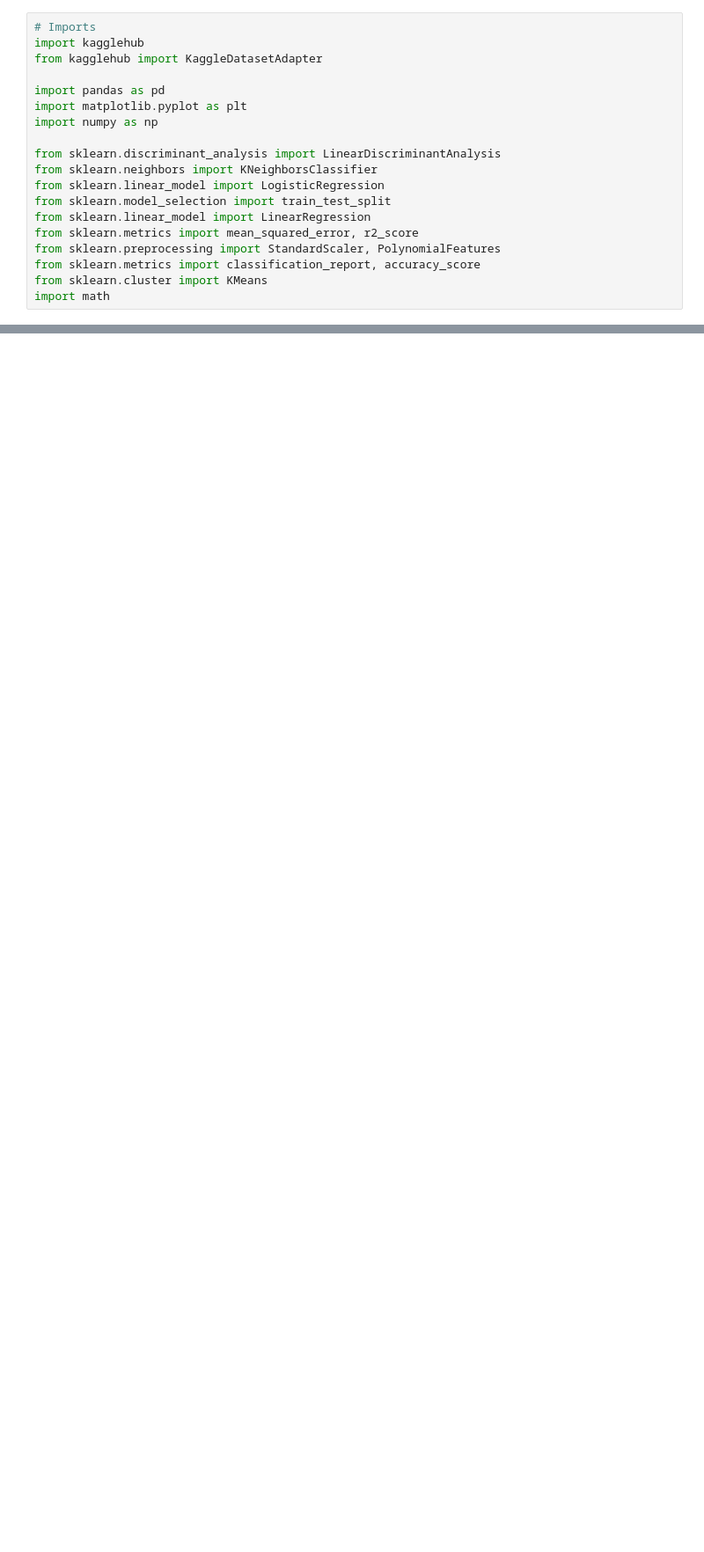
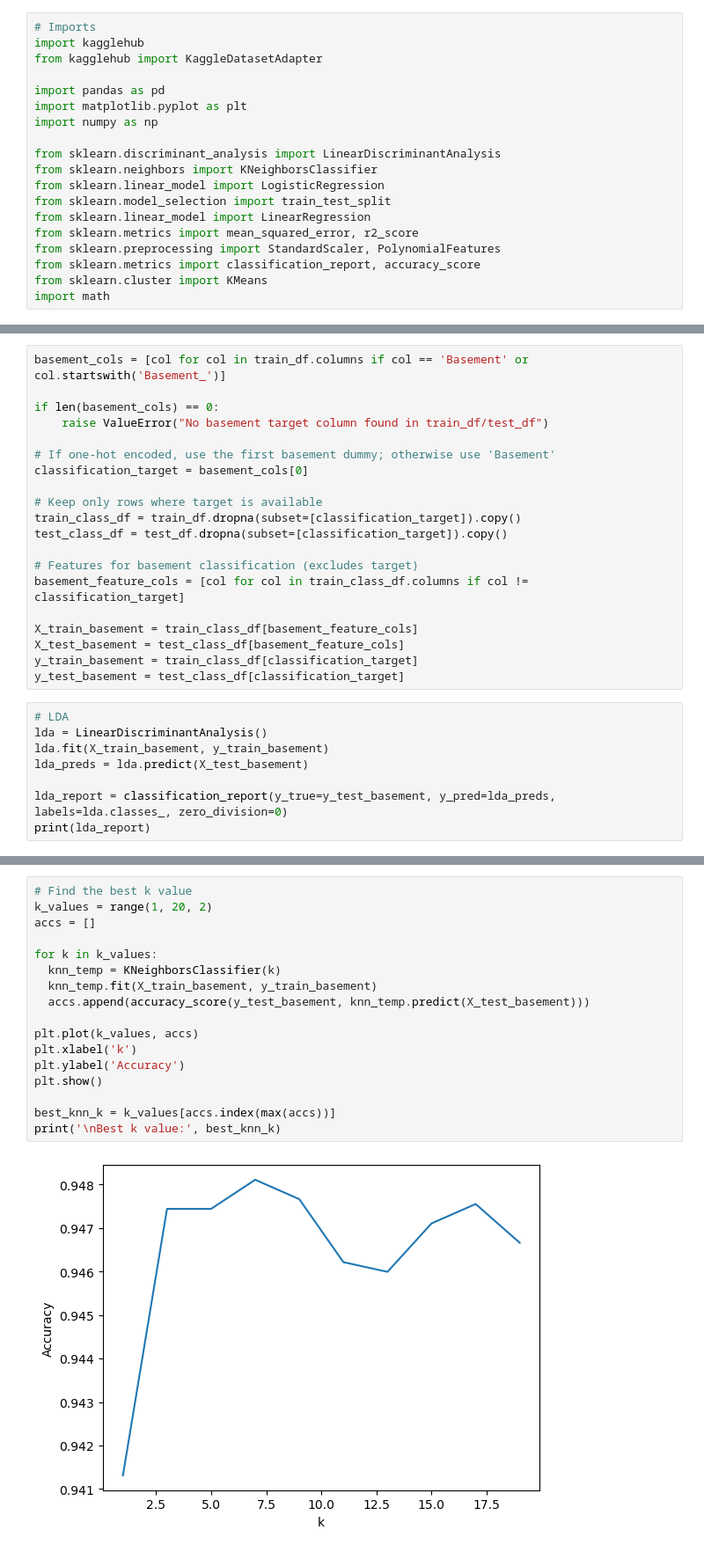
Before and after one commit to mrishab/COMP381_FinalProject, a Jupyter notebook: RealEstateDeals.ipynb, the cells around one changed output, grey strips where cells are left out. Shown at 88% size. Cells and saved outputs as stored; diff of their text form; blank space fills up the shorter version.

```diff
--- a/RealEstateDeals.ipynb
+++ b/RealEstateDeals.ipynb
@@ -707,0 +222,28 @@ top_deals_df[['Cluster_ID', 'Price', 'Predicted_Price', 'Discount_Value']]
+# %%
+basement_cols = [col for col in train_df.columns if col == 'Basement' or col.startswith('Basement_')]
+
+if len(basement_cols) == 0:
+    raise ValueError("No basement target column found in train_df/test_df")
+
+# If one-hot encoded, use the first basement dummy; otherwise use 'Basement'
+classification_target = basement_cols[0]
+
+# Keep only rows where target is available
+train_class_df = train_df.dropna(subset=[classification_target]).copy()
+test_class_df = test_df.dropna(subset=[classification_target]).copy()
+
+# Features for basement classification (excludes target)
+basement_feature_cols = [col for col in train_class_df.columns if col != classification_target]
+
+X_train_basement = train_class_df[basement_feature_cols]
+X_test_basement = test_class_df[basement_feature_cols]
+y_train_basement = train_class_df[classification_target]
+y_test_basement = test_class_df[classification_target]
+# %%
+# LDA
+lda = LinearDiscriminantAnalysis()
+lda.fit(X_train_basement, y_train_basement)
+lda_preds = lda.predict(X_test_basement)
+
+lda_report = classification_report(y_true=y_test_basement, y_pred=lda_preds, labels=lda.classes_, zero_division=0)
+print(lda_report)
@@ -707,0 +259,19 @@ top_deals_df[['Cluster_ID', 'Price', 'Predicted_Price', 'Discount_Value']]
+# %%
+# Find the best k value
+k_values = range(1, 20, 2)
+accs = []
+
+for k in k_values:
+  knn_temp = KNeighborsClassifier(k)
+  knn_temp.fit(X_train_basement, y_train_basement)
+  accs.append(accuracy_score(y_test_basement, knn_temp.predict(X_test_basement)))
+
+plt.plot(k_values, accs)
+plt.xlabel('k')
+plt.ylabel('Accuracy')
+plt.show()
+
+best_knn_k = k_values[accs.index(max(accs))]
+print('\nBest k value:', best_knn_k)
+# %% [output]
+[figure, added]
```
Also changed, not shown: parts of 80 cells of this notebook, 1 other file.
